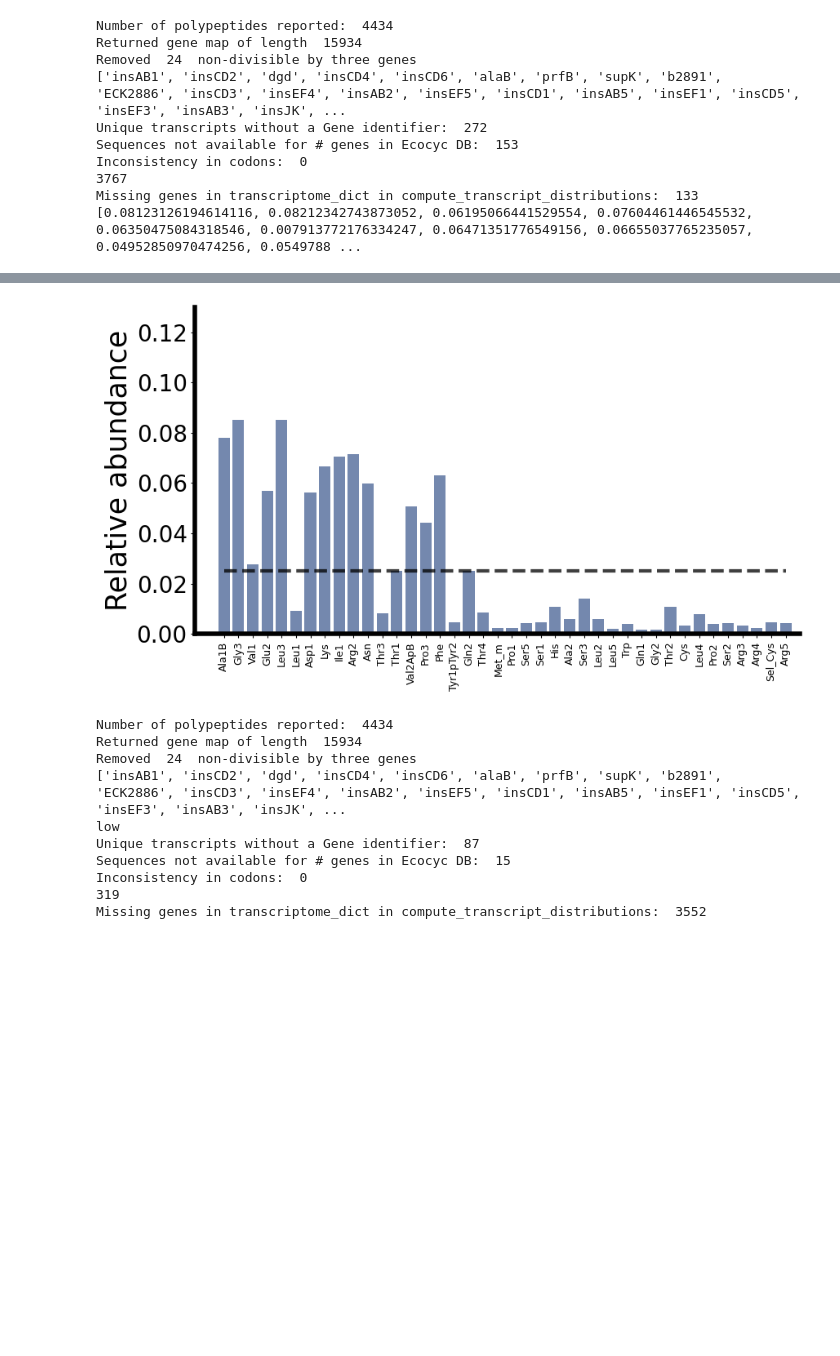
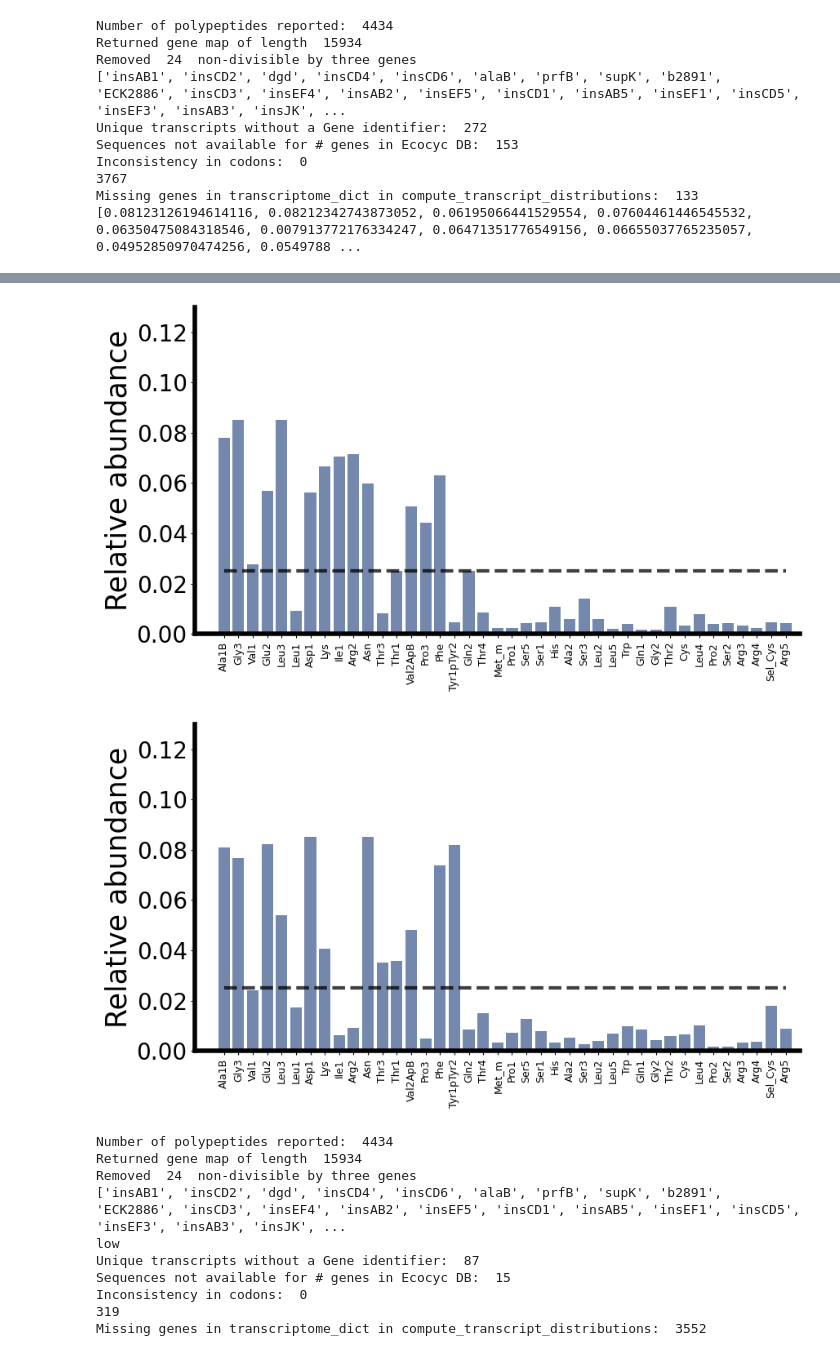
Before and after one commit to EndyLab/tRNACAD, a Jupyter notebook: genestratification.ipynb, the cells around one changed output, grey strips where cells are left out. Cells and saved outputs as stored; diff of their text form; code cells hidden in the pictures; blank space fills up the shorter version.

```diff
--- a/genestratification.ipynb
+++ b/genestratification.ipynb
@@ -231,33 +231,65 @@ ax.bar(np.arange(40),ptRNA_min_middle_sorted,color='#39568CFF',width=0.8,alpha=0
 ax.plot(np.arange(40),[1/40]*40,color='black',linewidth=3,linestyle='dashed',alpha=0.5)
 ax.plot(np.arange(40),[1/40]*40,color='black',linewidth=3,linestyle='dashed',alpha=0.5)
 plt.xticks(range(len(tRNA_tags)), tRNA_sorted,rotation='vertical')
 
 ax.spines['left'].set_linewidth(4)
 ax.spines['bottom'].set_linewidth(4)
 ax.spines['top'].set_linewidth(0)
 ax.spines['right'].set_linewidth(0)
 ax.set_xlim(-2,40)
 ax.set_ylabel('Relative abundance',fontsize=25)
 ax.tick_params(axis='y', which='major', labelsize=20)
 ax.tick_params(axis='x', which='major', labelsize=9)
 ax.set_ylim(0,0.13)
 
 plt.tight_layout()
+
+###### HIGHEST ######
+
+#Load data
+ptRNA_list_fast_highest=np.load('./data/UniformRandomtRNA_WTCodonUsage_stratifyhighest_2ksample_fasttRNA_ptRNA.npy')
+elongt_list_fast_highest =np.load('./data/UniformRandomtRNA_WTCodonUsage_stratifyhighest_2ksample_fasttRNA_elongt.npy')
+
+
+#Analysis
+ptRNA_min_highest = ptRNA_list_fast_highest[np.argmin(elongt_list_fast_highest)]
+ptRNA_min_highest_dict = dict(zip(tRNA_tags,ptRNA_min_highest))
+ptRNA_min_highest_sorted=[ptRNA_min_highest_dict[tRNA] for tRNA in tRNA_sorted]
+
+#Plotting
+fig,ax = plt.subplots(figsize=(9,5))
+ax.bar(np.arange(40),ptRNA_min_highest_sorted,color='#39568CFF',width=0.8,alpha=0.7)
+ax.plot(np.arange(40),[1/40]*40,color='black',linewidth=3,linestyle='dashed',alpha=0.5)
+ax.plot(np.arange(40),[1/40]*40,color='black',linewidth=3,linestyle='dashed',alpha=0.5)
+plt.xticks(range(len(tRNA_tags)), tRNA_sorted,rotation='vertical')
+
+ax.spines['left'].set_linewidth(4)
+ax.spines['bottom'].set_linewidth(4)
+ax.spines['top'].set_linewidth(0)
+ax.spines['right'].set_linewidth(0)
+ax.set_xlim(-2,40)
+ax.set_ylabel('Relative abundance',fontsize=25)
+ax.tick_params(axis='y', which='major', labelsize=20)
+ax.tick_params(axis='x', which='major', labelsize=9)
+ax.set_ylim(0,0.13)
+
+plt.tight_layout()
 # %% [output]
 Number of polypeptides reported:  4434
 Returned gene map of length  15934
 Removed  24  non-divisible by three genes
 ['insAB1', 'insCD2', 'dgd', 'insCD4', 'insCD6', 'alaB', 'prfB', 'supK', 'b2891', 'ECK2886', 'insCD3', 'insEF4', 'insAB2', 'insEF5', 'insCD1', 'insAB5', 'insEF1', 'insCD5', 'insEF3', 'insAB3', 'insJK', ...
 Unique transcripts without a Gene identifier:  272
 Sequences not available for # genes in Ecocyc DB:  153
 Inconsistency in codons:  0
 3767
 Missing genes in transcriptome_dict in compute_transcript_distributions:  133
 [0.08123126194614116, 0.08212342743873052, 0.06195066441529554, 0.07604461446545532, 0.06350475084318546, 0.007913772176334247, 0.06471351776549156, 0.06655037765235057, 0.04952850970474256, 0.0549788 ...
 [figure]
 [figure]
 [figure]
 [figure]
+[figure, added]
 # %%
 #High expression stratification figure
 
```
Also changed, not shown: parts of 3 cells of this notebook, 9 other files.
